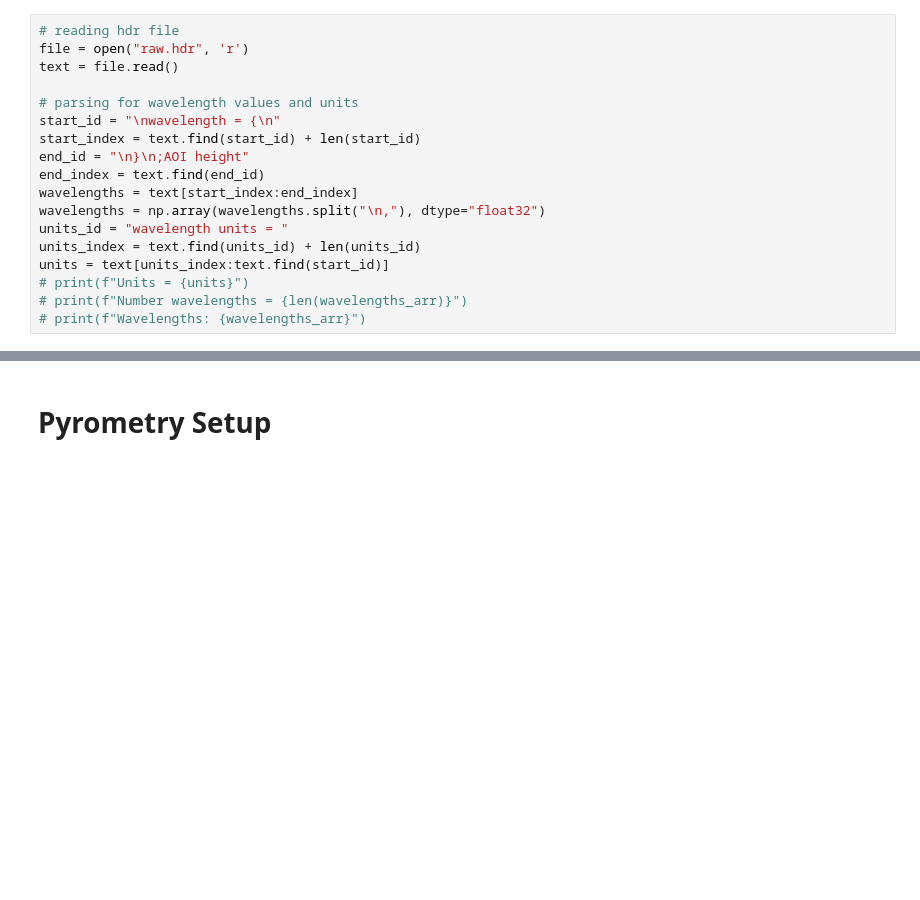
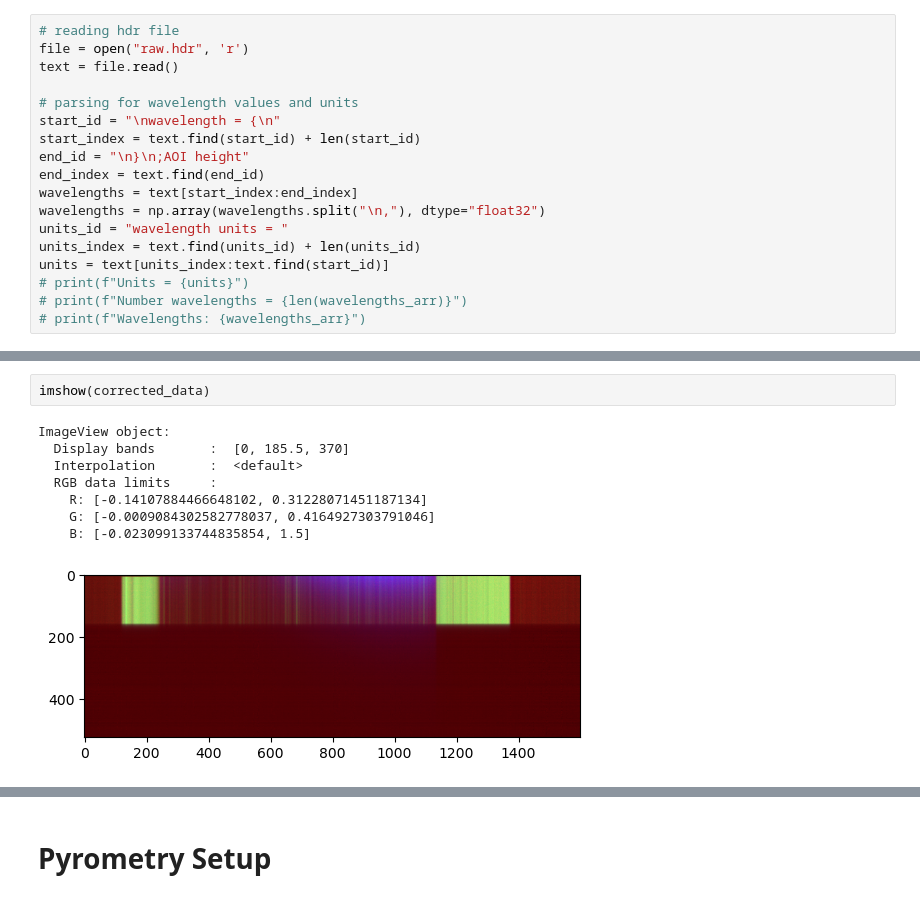
Before and after one commit to NamanJParikh/reu2024-hyperspectral-camera, a Jupyter notebook: analysis/graphite_rod_2_other_ideas.ipynb, the cells around one changed output, grey strips where cells are left out. Saved outputs shown, nothing was run; the diff lists cells and outputs as text; blank space fills up the shorter version.

Commit message:
Testing and debugging shrink image, successful test

```diff
--- a/analysis/graphite_rod_2_other_ideas.ipynb
+++ b/analysis/graphite_rod_2_other_ideas.ipynb
@@ -98,0 +120,11 @@ units = text[units_index:text.find(start_id)]
+# %%
+imshow(corrected_data)
+# %% [output]
+ImageView object:
+  Display bands       :  [0, 185.5, 370]
+  Interpolation       :  <default>
+  RGB data limits     :
+    R: [-0.14107884466648102, 0.31228071451187134]
+    G: [-0.0009084302582778037, 0.4164927303791046]
+    B: [-0.023099133744835854, 1.5]
+[figure, added]
```
Also changed, not shown: parts of 5 cells of this notebook, 1 other file.
